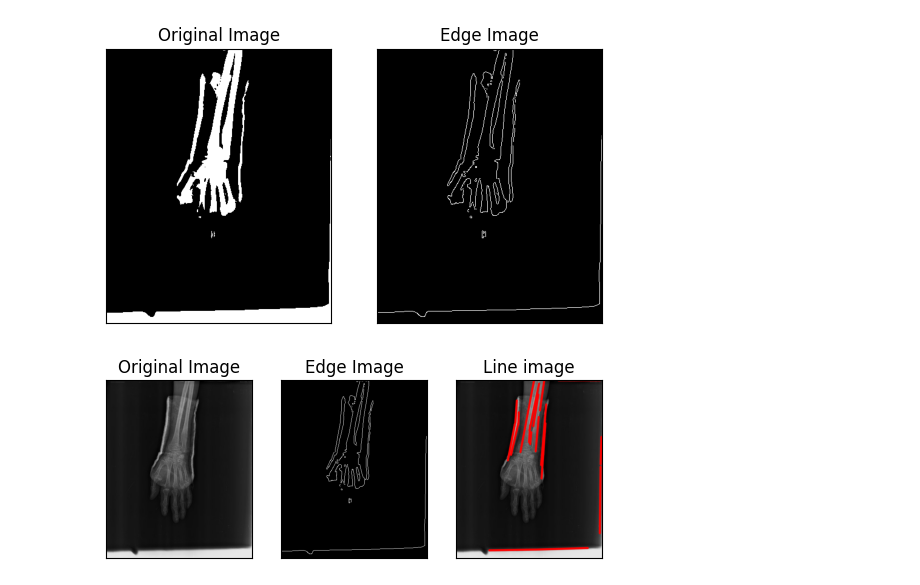
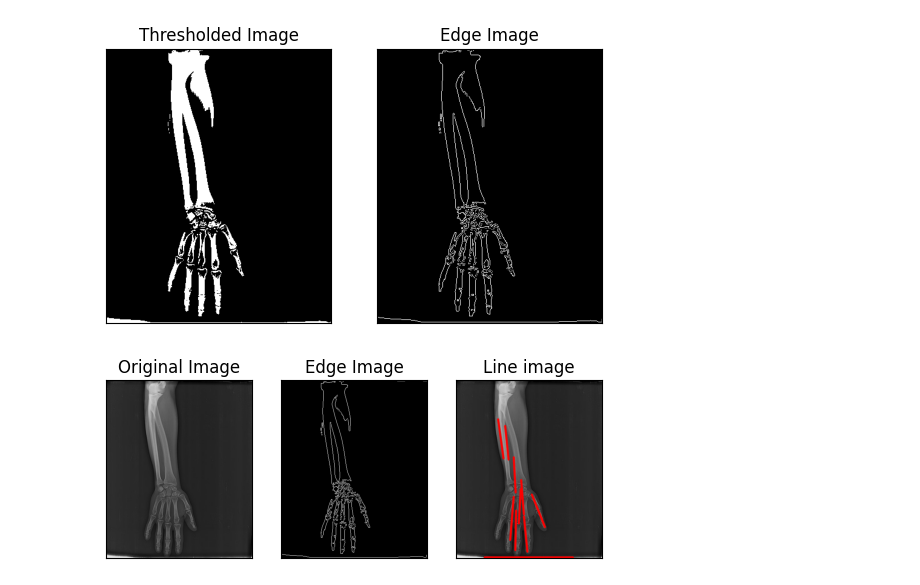
Before and after one commit to FacVain/kirik-tespit, a Jupyter notebook: method-2/process-featureext/canny-hough.ipynb, the cells around one changed output. Saved outputs shown, nothing was run; the diff lists cells and outputs as text; code cells hidden in the pictures.

```diff
--- a/method-2/process-featureext/canny-hough.ipynb
+++ b/method-2/process-featureext/canny-hough.ipynb
@@ -6,5 +16,5 @@ from matplotlib import pyplot as plt
 # %%
-img = cv.imread('../../data/FracAtlas/images/Fractured/IMG0003785.jpg')
+img = cv.imread('../../data/FracAtlas/images/Fractured/IMG0000844.jpg')
 gray = cv.cvtColor(img,cv.COLOR_BGR2GRAY)
 dns = cv.fastNlMeansDenoising(gray, None, 7, 21)
 clahe = cv.createCLAHE(clipLimit=2.0, tileGridSize=(8,8))
@@ -17,9 +27,9 @@ morph = cv.morphologyEx(morph, cv.MORPH_CLOSE, kernel)
 # %%
 edges = cv.Canny(thresh, 175, 200, None, 3)
 plt.subplot(121),plt.imshow(thresh,cmap = 'gray')
-plt.title('Original Image'), plt.xticks([]), plt.yticks([])
+plt.title('Thresholded Image'), plt.xticks([]), plt.yticks([])
 plt.subplot(122),plt.imshow(edges,cmap = 'gray')
 plt.title('Edge Image'), plt.xticks([]), plt.yticks([])
 plt.show()
 # %% [output]
-[figure, old version]
+[figure, new version]
@@ -68,6 +70,6 @@ plt.subplot(1, 3, 3),plt.imshow(cdst)
 plt.title('Line image'), plt.xticks([]), plt.yticks([])
 plt.show()
 # %% [output]
-[figure, old version]
+[figure, new version]
 # %%
 print(cv.countNonZero(edges)/edges.shape[0])
```
Also changed, not shown: parts of 16 cells of this notebook, 1 other file.
